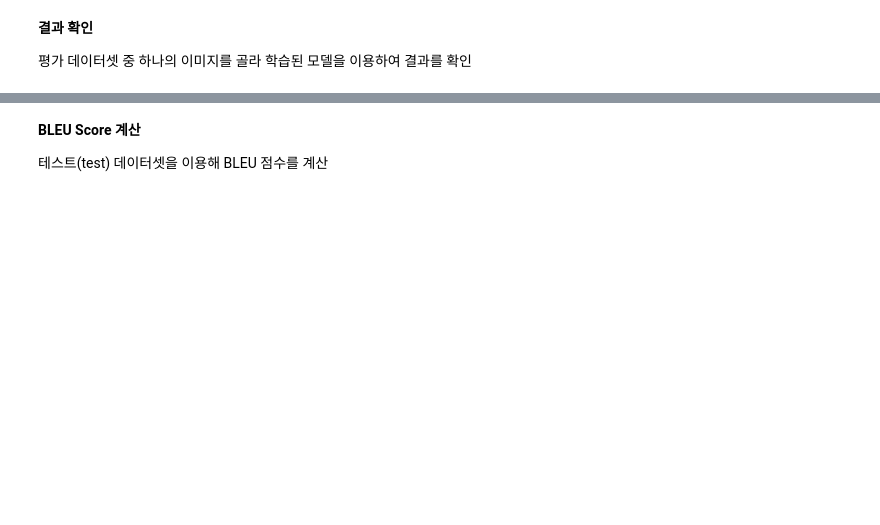
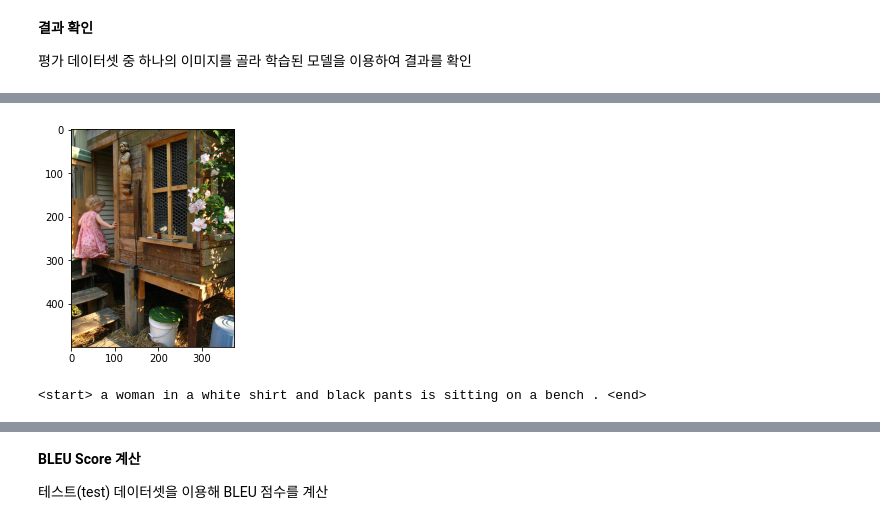
Before and after one commit to sooo19/A-study-of-the-data-generation-model-of-the-Folk-Painting-source-data, a Jupyter notebook: Show_and_Tell(Neural_Image_Captioning).ipynb, the cells around one changed output, grey strips where cells are left out. Cells and saved outputs as stored; diff of their text form; code cells hidden in the pictures; blank space fills up the shorter version.

```diff
--- a/Show_and_Tell(Neural_Image_Captioning).ipynb
+++ b/Show_and_Tell(Neural_Image_Captioning).ipynb
@@ -633,0 +669,19 @@ sentence = ' '.join(sampled_caption)
+# %%
+def load_image(image_path, transform=None):
+    image = Image.open(image_path).convert('RGB')
+    image = image.resize([224, 224], Image.LANCZOS)
+
+    if transform is not None:
+        image = transform(image).unsqueeze(0)
+
+    return image
+
+image_path = "/content/Flickr8k_dataset/Images/1000268201_693b08cb0e.jpg" # 캡션(caption)을 생성할 입력 이미지
+encoder_path = "./nic_encoder_ResNet101.ckpt" # path for trained encoder
+decoder_path = "./nic_decoder_ResNet101.ckpt" # path for trained decoder
+vocab_path = "./vocab.pkl" # path for vocabulary wrapper
+
+# Model parameters (should be same as paramters in train.py)
+embed_size = 256 # dimension of word embedding vectors
+hidden_size = 512 # dimension of lstm hidden states
+num_layers = 1 # number of layers in lstm
@@ -633,0 +748,11 @@ sentence = ' '.join(sampled_caption)
+# %%
+import matplotlib.pyplot as plt
+
+# 이미지 및 생성된 캡션(caption) 문장 출력
+image = Image.open(image_path)
+plt.imshow(np.asarray(image))
+plt.show()
+print(sentence)
+# %% [output]
+[figure, added]
+<start> a woman in a white shirt and black pants is sitting on a bench . <end>
```
Also changed, not shown: parts of 14 cells of this notebook.
